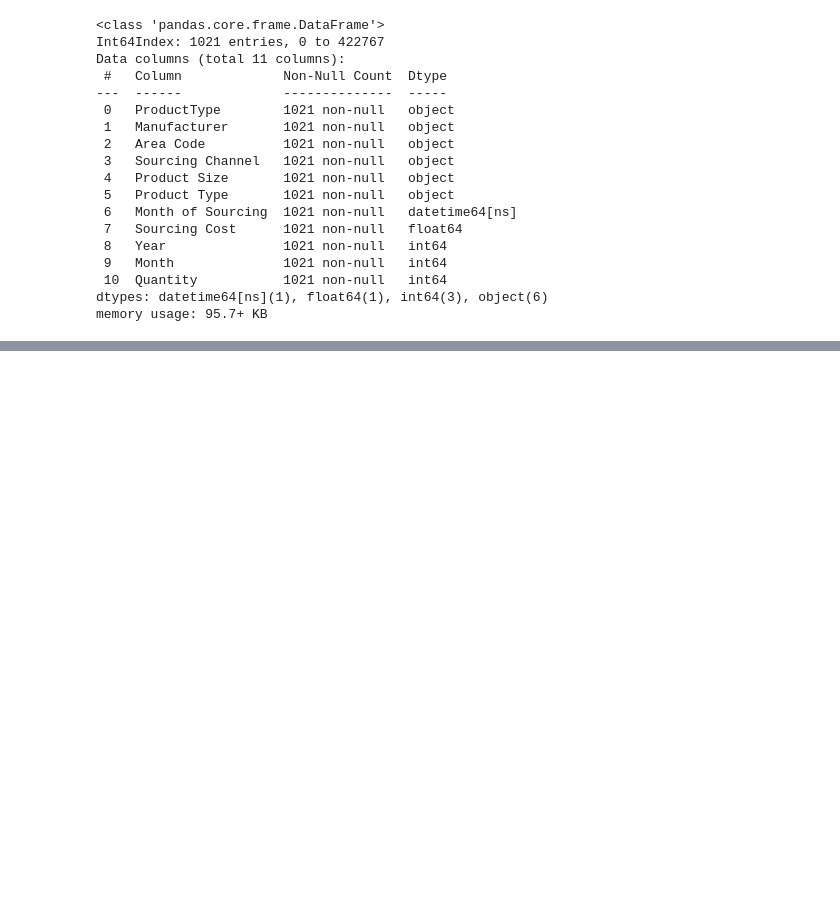
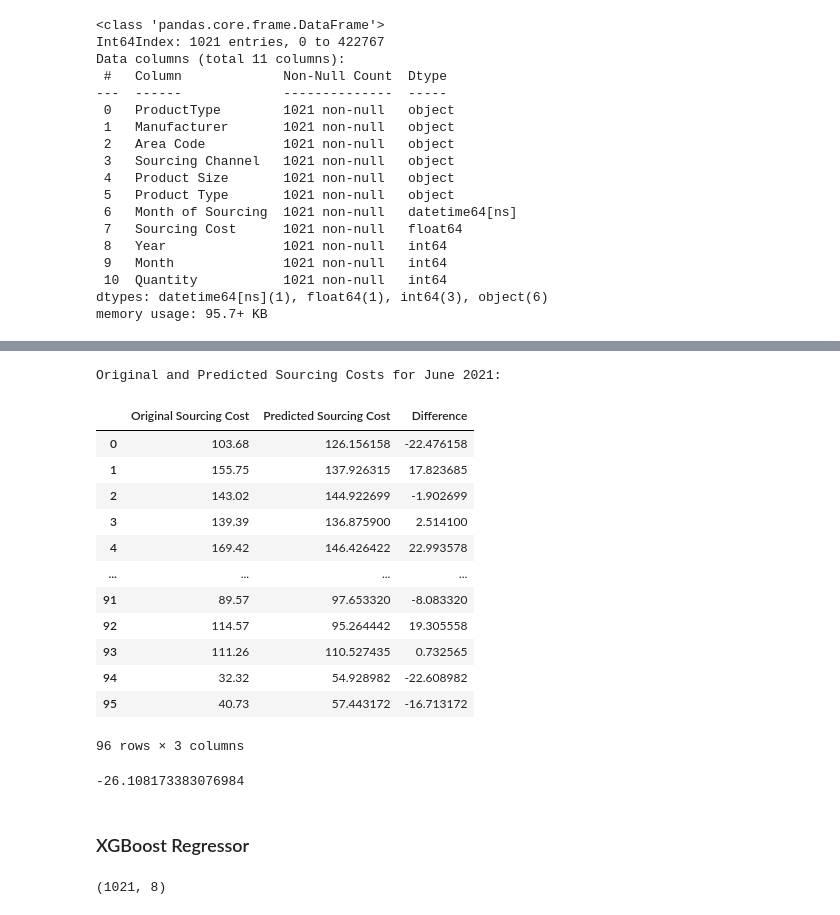
Before and after one commit to astro215/Jainil_AIML_Assessment, a Jupyter notebook: test.ipynb, the cells around one changed output, grey strips where cells are left out. Drawn from its saved outputs; the diff is of its cells as text; code cells hidden in the pictures; blank space fills up the shorter version.

```diff
--- a/test.ipynb
+++ b/test.ipynb
@@ -938,0 +896,15 @@ sourcing_cost_values
+# %%
+# Step 2: Define the LSTM model
+model = Sequential()
+model.add(LSTM(units=100, activation='relu', input_shape=(X_train.shape[1], 1)))
+model.add(Dense(units=1))
+
+# Compile the model
+model.compile(optimizer='adam', loss='mean_squared_error')
+
+# Step 3: Train the model
+# Reshape input data for LSTM
+X_train_lstm = X_train.values.reshape((X_train.shape[0], X_train.shape[1], 1))
+
+# Fit the model
+model.fit(X_train_lstm, y_train, epochs=50, batch_size=32)
@@ -938,0 +939,10 @@ sourcing_cost_values
+# %%
+# Step 4: Forecast the quantity for June 2021
+
+
+# Make predictions
+predictions_lstm = model.predict(X_test_lstm)
+
+# Display forecast for June 2021
+print("Forecasted quantity for June 2021:")
+print(predictions_lstm)
@@ -938,0 +967,37 @@ sourcing_cost_values
+# %%
+# Extract original sourcing cost values for June 2021 from the test data
+original_sourcing_cost = test_df['Sourcing Cost'].values
+
+# Create a DataFrame to display original and predicted sourcing cost values side by side
+cost_comparison_df_lstm = pd.DataFrame({'Original Sourcing Cost': original_sourcing_cost, 'Predicted Sourcing Cost': predictions_lstm.flatten()})
+
+# Display the DataFrame
+print("Original and Predicted Sourcing Costs for June 2021:")
+#Difference between original and predicted sourcing cost
+cost_comparison_df_lstm['Difference'] = cost_comparison_df_lstm['Original Sourcing Cost'] - cost_comparison_df_lstm['Predicted Sourcing Cost']
+cost_comparison_df_lstm
+# %% [output]
+Original and Predicted Sourcing Costs for June 2021:
+|  | Original Sourcing Cost | Predicted Sourcing Cost | Difference |
+| 0 | 103.68 | 126.156158 | -22.476158 |
+| 1 | 155.75 | 137.926315 | 17.823685 |
+| 2 | 143.02 | 144.922699 | -1.902699 |
+| 3 | 139.39 | 136.875900 | 2.514100 |
+| 4 | 169.42 | 146.426422 | 22.993578 |
+| ... | ... | ... | ... |
+| 91 | 89.57 | 97.653320 | -8.083320 |
+| 92 | 114.57 | 95.264442 | 19.305558 |
+| 93 | 111.26 | 110.527435 | 0.732565 |
+| 94 | 32.32 | 54.928982 | -22.608982 |
+| 95 | 40.73 | 57.443172 | -16.713172 |
+96 rows × 3 columns
+# %%
+cost_comparison_df_lstm['Difference'].mean()
+# %% [output]
+-26.108173383076984
+# %% [markdown]
+### XGBoost Regressor
+# %%
+X_train.shape
+# %% [output]
+(1021, 8)
```
Also changed, not shown: parts of 122 cells of this notebook, 1 other file.
